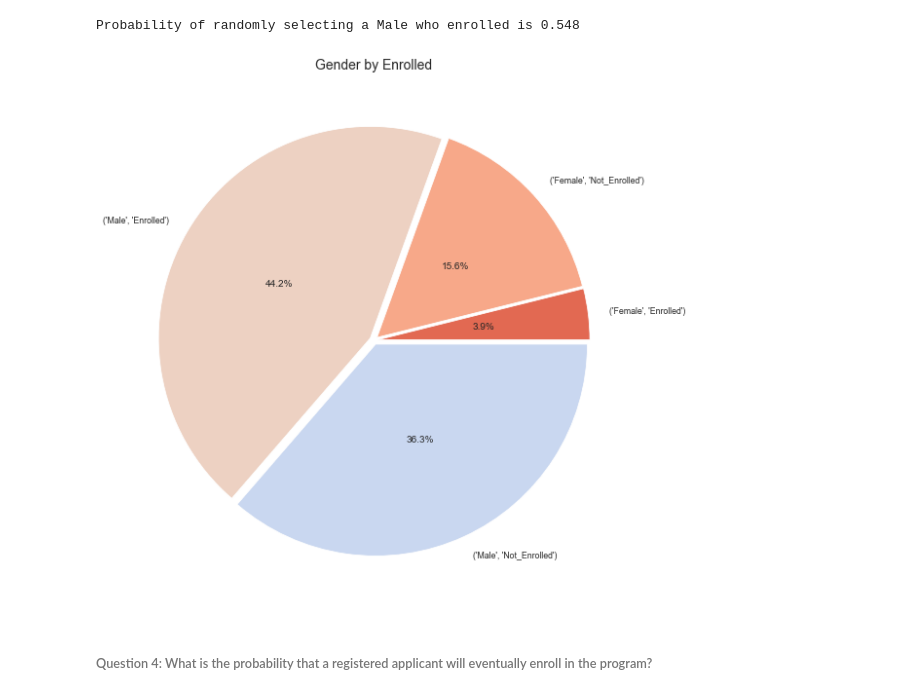
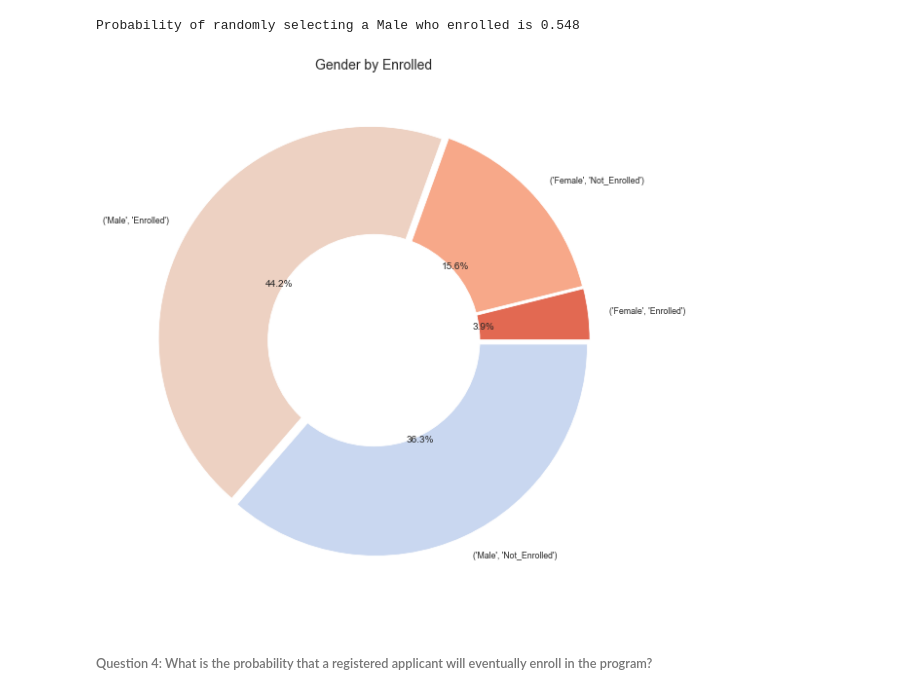
Before and after one commit to tahheel/V-Internship, a Jupyter notebook: Week 1/Damilola_week1.ipynb, the cells around one changed output. Cells and saved outputs as stored; diff of their text form; code cells hidden in the pictures.

Commit message:
I made the pie chart a donut chart

```diff
--- a/Week 1/Damilola_week1.ipynb
+++ b/Week 1/Damilola_week1.ipynb
@@ -187,13 +190,18 @@ Probability of randomly selecting a Male who enrolled is 0.548
 # %%
 gender_enrolled = data[['GENDER','status']].groupby(['GENDER','status'])['status'].count()
 
 pie, ax = plt.subplots(figsize=[10,10])
 labels = gender_enrolled.keys()
 plt.pie(x=gender_enrolled, autopct="%.1f%%", explode=[0.02]*4, labels=labels, pctdistance=0.5)
-plt.title("Gender by Enrolled", fontsize=14);
+plt.title("Gender by Enrolled", fontsize=14)
+
+circle = plt.Circle((0,0), 0.5, color='white')
+fig = plt.gcf()
+fig.gca().add_artist(circle)
+
 plt.show()
 # %% [output]
-[figure, old version]
+[figure, new version]
 # %% [markdown]
 ###### Question 4: What is the probability that a registered applicant will eventually enroll in the program?
 # %%
```
Also changed, not shown: parts of 3 cells of this notebook.
